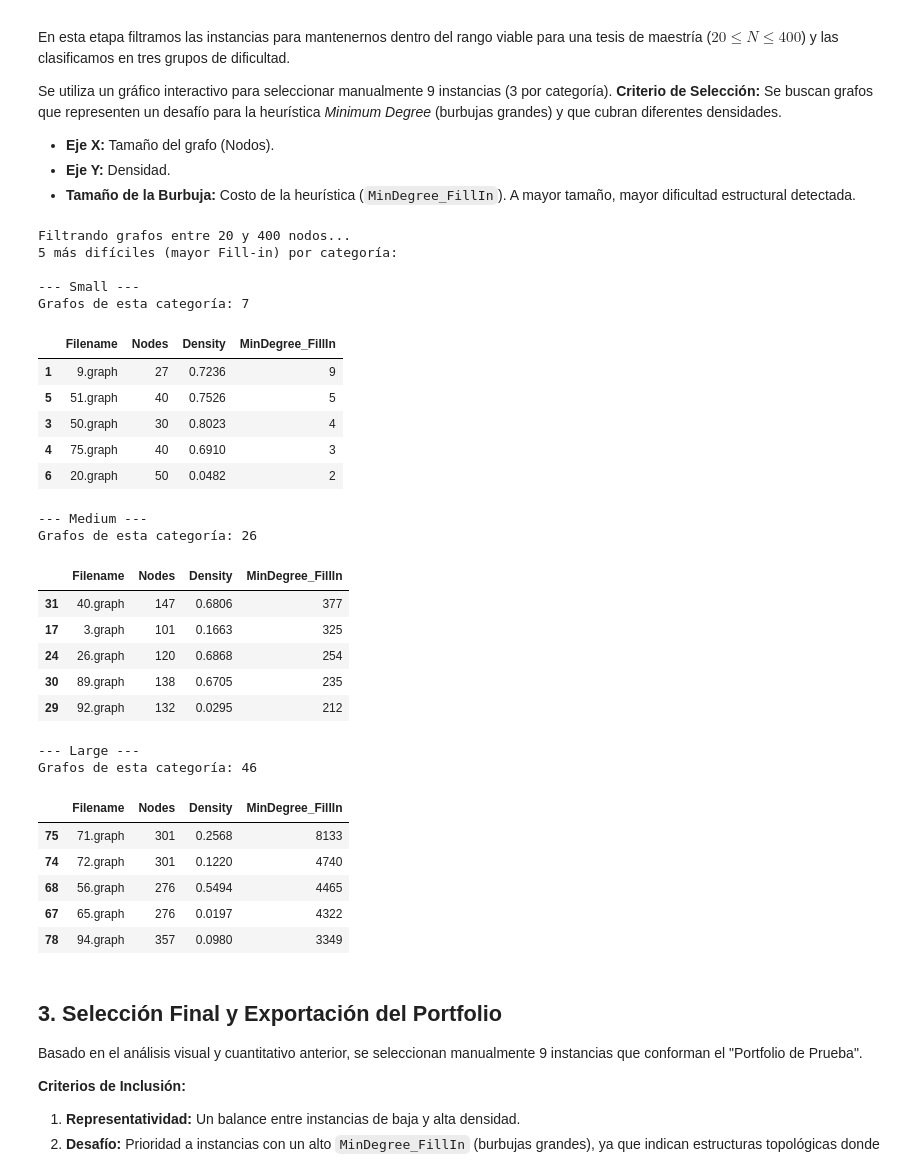
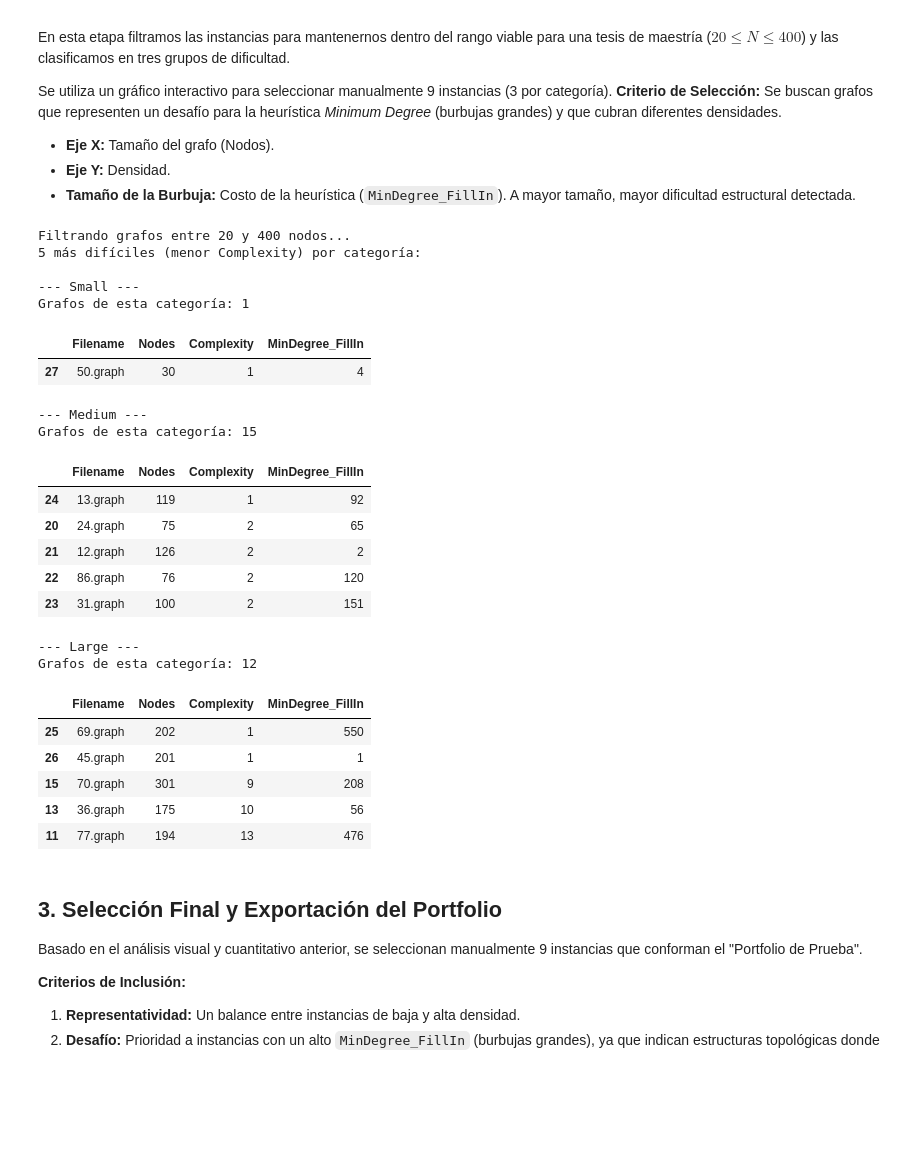
Before and after one commit to ColossalCoin/MinimumFill-in_EA, a Jupyter notebook: notebooks/01_exploration_selection_PACE.ipynb, the cells around one changed output. Saved outputs shown, nothing was run; the diff lists cells and outputs as text; code cells hidden in the pictures; blank space fills up the shorter version.

```diff
--- a/notebooks/01_exploration_selection_PACE.ipynb
+++ b/notebooks/01_exploration_selection_PACE.ipynb
@@ -66,15 +65,23 @@ def get_category(n):
     if n <= 150: return 'Medium'
     return 'Large'
 
+known_opts = pd.read_excel(PACE_DIR + "/pace189_optimos_reportados.xlsx")
+known_opts = known_opts[known_opts['PACE'] <= 100]
+
 def process_graph_metrics(filepath):
     """Procesa un solo archivo y calcula métricas + heurística."""
     filename = os.path.basename(filepath)
+    graph_index = int(filename.split('.')[0])
     G = load_pace_graph(filepath)
     G_adj = nx_to_adj_matrix(G)
 
     n = G.number_of_nodes()
     m = G.number_of_edges()
-    density = (2 * m) / (n * (n - 1)) if n > 1 else 0
+
+    try:
+        optimum_val = known_opts.loc[known_opts['PACE'] == graph_index, 'Optimo_reportado'].values[0]
+    except IndexError:
+        optimum_val = -1
 
     # Calcular Heurística solo si el grafo es viable (ej. < 1000 nodos)
     if n <= 1000:
@@ -86,14 +93,16 @@ def process_graph_metrics(filepath):
         "Filename": filename,
         "Nodes": n,
         "Edges": m,
-        "Density": density,
         "MinDegree_FillIn": heuristic_val,
+        "Opt_FillIn": optimum_val,
+        "Complexity": heuristic_val - optimum_val,
         "Category": get_category(n)
     }
 
 # --- EJECUCIÓN PRINCIPAL ---
 files = [f for f in os.listdir(PACE_DIR) if f.endswith('.graph')]
 print(f"{len(files)} archivos")
+print(f"{len(known_opts)} instancias con optimos reportados")
 
 data = []
 for f in files:
@@ -105,7 +114,12 @@ for f in files:
 df = pd.DataFrame(data)
 
 # Ordenar y mostrar
-df = df.sort_values(by="Nodes").reset_index(drop=True)
+df = df[
+    (df['Opt_FillIn'] != -1) &
+    (df['Complexity'] > 0)
+]
+df = df.sort_values(by="Complexity", ascending=False).reset_index(drop=True)
+
 df.head(10)
 # %% [output]
 100 archivos
@@ -151,8 +166,8 @@ MIN_BUBBLE_SIZE = 8   # Tamaño mínimo (para que los pequeños se vean)
 MAX_BUBBLE_SIZE = 50  # Tamaño máximo (para los difíciles)
 
 # Obtenemos los valores reales min y max de tus datos
-val_min = df_viable['MinDegree_FillIn'].min()
-val_max = df_viable['MinDegree_FillIn'].max()
+val_min = df_viable['Complexity'].min()
+val_max = df_viable['Complexity'].max()
 
 # Función de normalización (Min-Max Scaling)
 def scale_size(val):
@@ -164,77 +179,72 @@ def scale_size(val):
     normalized = (val - val_min) / (val_max - val_min)
     return MIN_BUBBLE_SIZE + (normalized * (MAX_BUBBLE_SIZE - MIN_BUBBLE_SIZE))
 
-df_viable['Visual_Size'] = df_viable['MinDegree_FillIn'].apply(scale_size)
+df_viable['Visual_Size'] = df_viable['Complexity'].apply(scale_size)
 
 # --- 3. VISUALIZACIÓN INTERACTIVA ---
 
 fig = px.scatter(
     df_viable,
     x="Nodes",
-    y="Density",
+    y="Edges",
     color="Category",
     size="Visual_Size",
     hover_data={
         'Filename': True,
         'Nodes': True,
-        'Density': ':.4f',
         'MinDegree_FillIn': True, # Mostramos el valor REAL en el tooltip
         'Visual_Size': False,     # Ocultamos el valor trucado
         'Category': False
     },
     title="<b>Mapa de Selección PACE 2017</b><br>Tamaño = Dificultad (Escalado)",
     color_discrete_map={
         "Small": "#2ca02c",  # Verde
         "Medium": "#1f77b4", # Azul
         "Large": "#d62728"   # Rojo
     },
-    labels={"Nodes": "Número de Nodos", "Density": "Densidad del Grafo"}
+    labels={"Nodes": "Número de Nodos", "Complexity": "Complejidad del Grafo"}
 )
 
 fig.update_layout(
     template="plotly_white",
     height=600,
     legend_title_text='Categoría'
 )
 
 fig.show()
 
 # --- 4. TABLA DE AYUDA PARA SELECCIÓN ---
-print("5 más difíciles (mayor Fill-in) por categoría:")
+print("5 más difíciles (menor Complexity) por categoría:")
 for cat in ['Small', 'Medium', 'Large']:
     subset = df_viable[df_viable['Category'] == cat]
-    top_hard = subset.sort_values(by='MinDegree_FillIn', ascending=False).head(5)
+    top_hard = subset.sort_values(by='Complexity', ascending=True).head(5)
     print(f"\n--- {cat} ---")
     print(f"Grafos de esta categoría: {subset.shape[0]}")
-    display(top_hard[['Filename', 'Nodes', 'Density', 'MinDegree_FillIn']])
+    display(top_hard[['Filename', 'Nodes', 'Complexity', 'MinDegree_FillIn']])
 # %% [output]
 Filtrando grafos entre 20 y 400 nodos...
-5 más difíciles (mayor Fill-in) por categoría:
+5 más difíciles (menor Complexity) por categoría:
 
 --- Small ---
-Grafos de esta categoría: 7
+Grafos de esta categoría: 1
-|  | Filename | Nodes | Density | MinDegree_FillIn |
-| 1 | 9.graph | 27 | 0.7236 | 9 |
-| 5 | 51.graph | 40 | 0.7526 | 5 |
-| 3 | 50.graph | 30 | 0.8023 | 4 |
-| 4 | 75.graph | 40 | 0.6910 | 3 |
-| 6 | 20.graph | 50 | 0.0482 | 2 |
+|  | Filename | Nodes | Complexity | MinDegree_FillIn |
+| 27 | 50.graph | 30 | 1 | 4 |
 --- Medium ---
-Grafos de esta categoría: 26
+Grafos de esta categoría: 15
-|  | Filename | Nodes | Density | MinDegree_FillIn |
-| 31 | 40.graph | 147 | 0.6806 | 377 |
-| 17 | 3.graph | 101 | 0.1663 | 325 |
-| 24 | 26.graph | 120 | 0.6868 | 254 |
-| 30 | 89.graph | 138 | 0.6705 | 235 |
-| 29 | 92.graph | 132 | 0.0295 | 212 |
+|  | Filename | Nodes | Complexity | MinDegree_FillIn |
+| 24 | 13.graph | 119 | 1 | 92 |
+| 20 | 24.graph | 75 | 2 | 65 |
+| 21 | 12.graph | 126 | 2 | 2 |
+| 22 | 86.graph | 76 | 2 | 120 |
+| 23 | 31.graph | 100 | 2 | 151 |
 --- Large ---
-Grafos de esta categoría: 46
+Grafos de esta categoría: 12
-|  | Filename | Nodes | Density | MinDegree_FillIn |
-| 75 | 71.graph | 301 | 0.2568 | 8133 |
-| 74 | 72.graph | 301 | 0.1220 | 4740 |
-| 68 | 56.graph | 276 | 0.5494 | 4465 |
-| 67 | 65.graph | 276 | 0.0197 | 4322 |
-| 78 | 94.graph | 357 | 0.0980 | 3349 |
+|  | Filename | Nodes | Complexity | MinDegree_FillIn |
+| 25 | 69.graph | 202 | 1 | 550 |
+| 26 | 45.graph | 201 | 1 | 1 |
+| 15 | 70.graph | 301 | 9 | 208 |
+| 13 | 36.graph | 175 | 10 | 56 |
+| 11 | 77.graph | 194 | 13 | 476 |
 # %% [markdown]
 ## 3. Selección Final y Exportación del Portfolio
 
```
Also changed, not shown: parts of 3 cells of this notebook.
